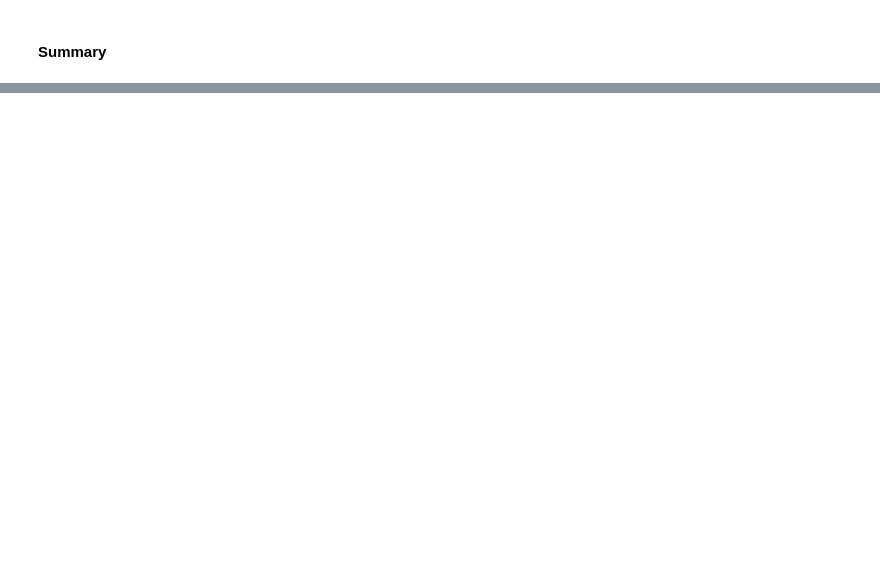
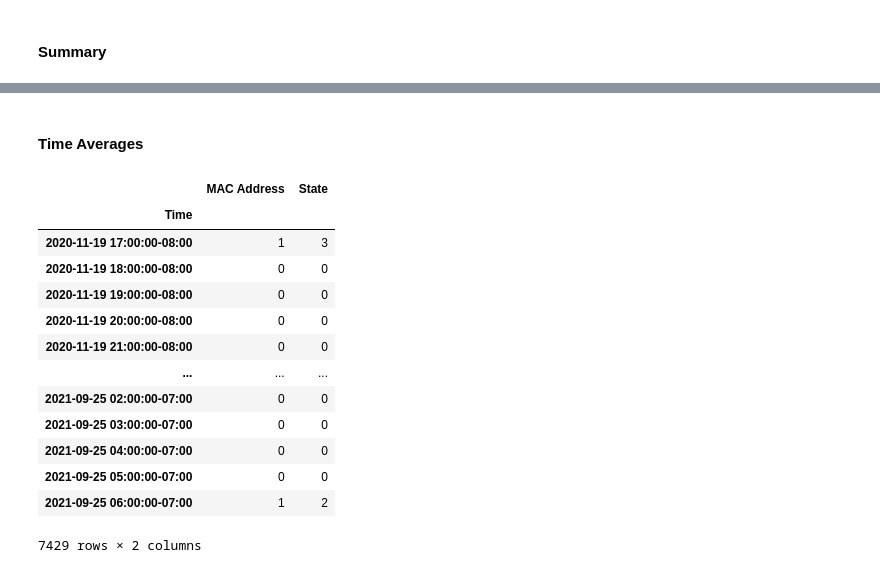
Before and after one commit to b-dagostino/charger-reliability, a Jupyter notebook: notebooks/bdag.ipynb, the cells around one changed output, grey strips where cells are left out. Cells and saved outputs as stored; diff of their text form; code cells hidden in the pictures; blank space fills up the shorter version.

```diff
--- a/notebooks/bdag.ipynb
+++ b/notebooks/bdag.ipynb
@@ -412,0 +375,24 @@ labels = list(map(lambda loc: pd.Timestamp(loc, unit='s', tz='US/Pacific'), locs
+# %% [markdown]
+#### **Time Averages**
+# %%
+with pd.option_context('display.max_rows', 1000):
+    # x = state_history.pivot(columns='MAC Address', index='Time', values='State')
+    x = state_history[state_history['MAC Address'] == '000D:6F00:04F8:B0AC'][['MAC Address', 'Time', 'State']]
+    x = x.set_index('Time')
+    x = x.resample('1H').nunique()
+    display(x)
+# %% [output]
+|  | MAC Address | State |
+| Time |  |  |
+| 2020-11-19 17:00:00-08:00 | 1 | 3 |
+| 2020-11-19 18:00:00-08:00 | 0 | 0 |
+| 2020-11-19 19:00:00-08:00 | 0 | 0 |
+| 2020-11-19 20:00:00-08:00 | 0 | 0 |
+| 2020-11-19 21:00:00-08:00 | 0 | 0 |
+| ... | ... | ... |
+| 2021-09-25 02:00:00-07:00 | 0 | 0 |
+| 2021-09-25 03:00:00-07:00 | 0 | 0 |
+| 2021-09-25 04:00:00-07:00 | 0 | 0 |
+| 2021-09-25 05:00:00-07:00 | 0 | 0 |
+| 2021-09-25 06:00:00-07:00 | 1 | 2 |
+7429 rows × 2 columns
```
Also changed, not shown: parts of 11 cells of this notebook.
